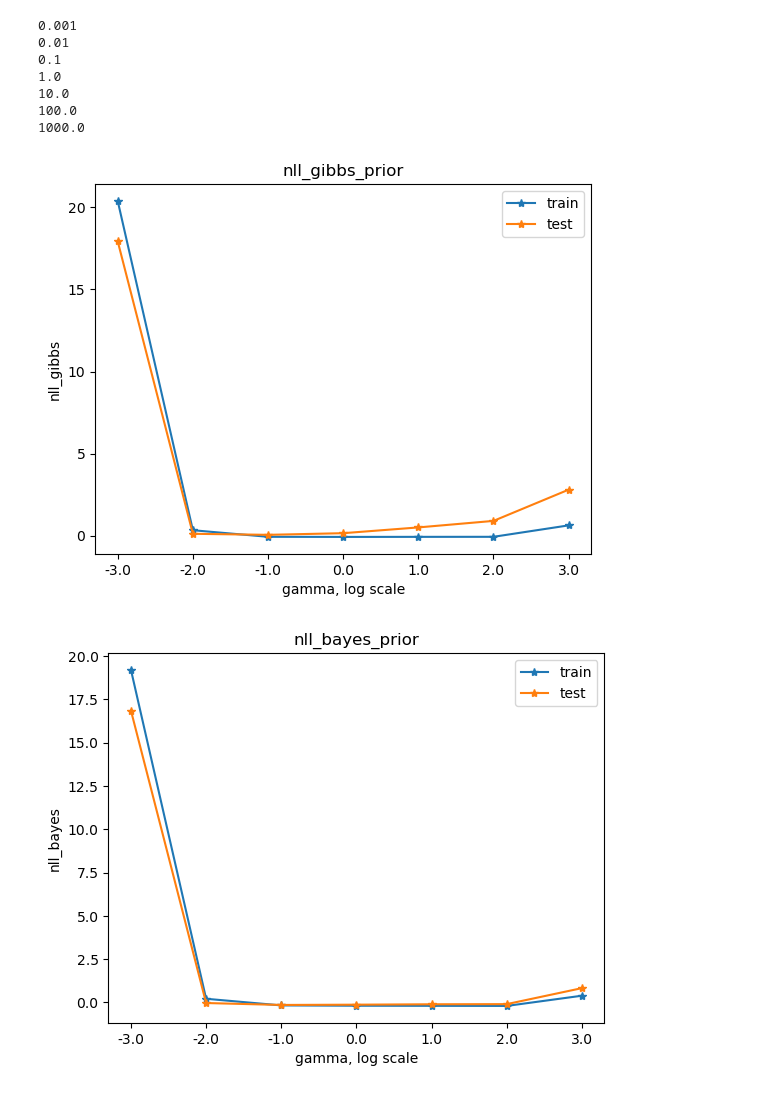
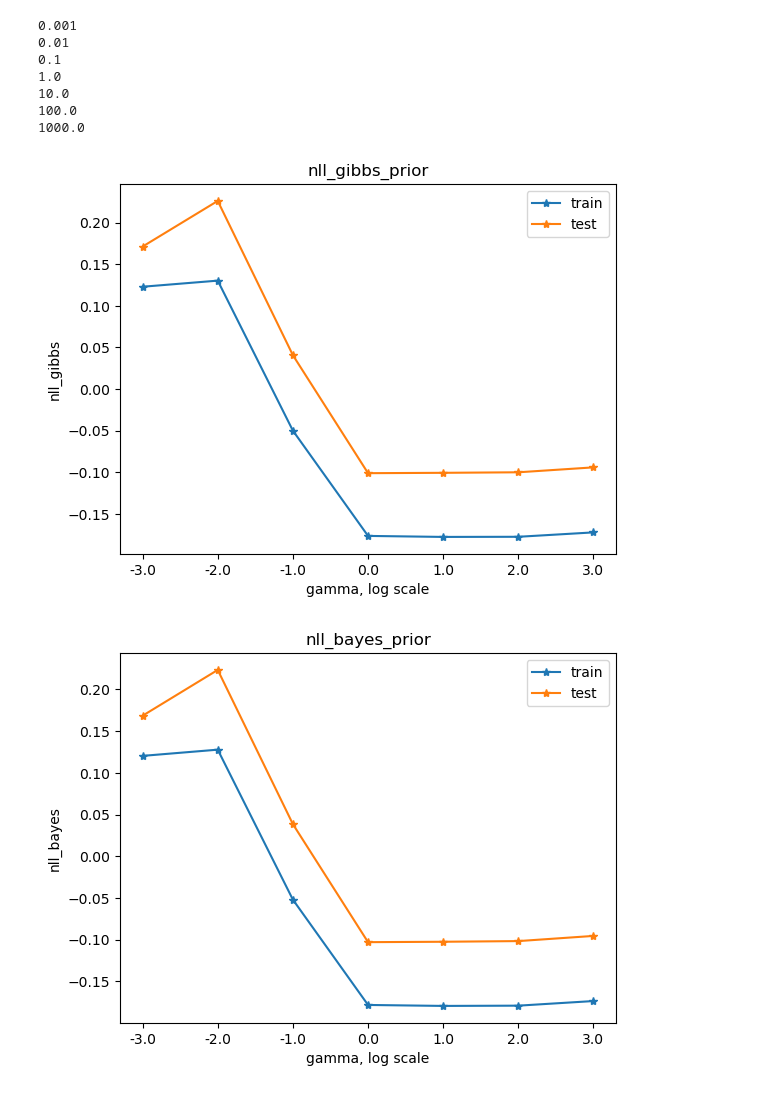
Before and after one commit to pyijiezhang/cold-posteriors-and-pacbayes, a Jupyter notebook: simulation_exact_lm_regression.ipynb, the cells around one changed output. Drawn from its saved outputs; the diff is of its cells as text; code cells hidden in the pictures.

Commit message:
update codes for exact_lm_regression

```diff
--- a/simulation_exact_lm_regression.ipynb
+++ b/simulation_exact_lm_regression.ipynb
@@ -13,7 +13,7 @@ np.random.seed(seed)
 
 # get data
 d_x = 10  # number of fourier features
-n_train = 50
+n_train = 5000
 n_test = 10000
 X_train, Y_train, X_train_orig = get_data(d_x=d_x, n_data=n_train)
 X_test, Y_test, X_test_orig = get_data(d_x=d_x, n_data=n_test)
@@ -25,7 +25,7 @@ tempering = "likelihood"
 lambs = [0.001, 0.01, 0.1, 1.0, 10.0, 100.0, 1000.0]
 # %%
 var_prior = 1.0
-var_likelihood = 0.01
+var_likelihood = 0.1
 result = get_metrics(
     var_prior,
     var_likelihood,
@@ -47,20 +47,20 @@ result = get_metrics(
 100.0
 1000.0
 # %%
-name_metrics = ["nll_gibbs", "nll_bayes"]  # ,"mse_gibbs","mse_bayes"]
-for name_metric in name_metrics:
+metric_names = ["nll_gibbs", "nll_bayes"]  # ,"mse_gibbs","mse_bayes"]
+for metric_name in metric_names:
     plt.figure()
-    save_name = f"{name_metric}_{tempering}"
+    save_name = f"{metric_name}_{tempering}"
     plt.title(save_name)
     plt.plot(
         np.arange(0, len(lambs), 1),
-        result[f"{name_metric}_train"],
+        result[f"{metric_name}_train"],
         marker="*",
         label="train",
     )
     plt.plot(
         np.arange(0, len(lambs), 1),
-        result[f"{name_metric}_test"],
+        result[f"{metric_name}_test"],
         marker="*",
         label="test",
     )
@@ -72,8 +72,8 @@ for name_metric in name_metrics:
         plt.xlabel("lambda, log scale")
     if tempering == "prior":
         plt.xlabel("gamma, log scale")
-    plt.ylabel(name_metric)
+    plt.ylabel(metric_name)
     plt.legend()
-    plt.savefig(f"./{save_name}.png", dpi=300)
+    plt.savefig(f"./results/exact_lm_regression/main/{tempering}/{save_name}.png", dpi=300)
     plt.show()
 # %% [output]
@@ -109,35 +109,35 @@ result = get_metrics(
 100.0
 1000.0
 # %%
-name_metrics = ["nll_gibbs", "nll_bayes"]  # ,"mse_gibbs","mse_bayes"]
-for name_metric in name_metrics:
+metric_names = ["nll_gibbs", "nll_bayes"]  # ,"mse_gibbs","mse_bayes"]
+for metric_name in metric_names:
     plt.figure()
-    save_name = f"{name_metric}_{tempering}"
+    save_name = f"{metric_name}_{tempering}"
     plt.title(save_name)
     plt.plot(
         np.arange(0, len(gammas), 1),
-        result[f"{name_metric}_train"],
+        result[f"{metric_name}_train"],
         marker="*",
         label="train",
     )
     plt.plot(
         np.arange(0, len(gammas), 1),
-        result[f"{name_metric}_test"],
+        result[f"{metric_name}_test"],
         marker="*",
         label="test",
     )
     # plt.plot(np.arange(0,len(lambs),1),nll_gibbs_test_1, marker="*", label=prior_scale_1)
 
     plt.xticks(np.arange(0, len(gammas), 1), np.log10(gammas))
     # plt.legend()
     if tempering == "likelihood":
         plt.xlabel("lambda, log scale")
     if tempering == "prior":
         plt.xlabel("gamma, log scale")
-    plt.ylabel(name_metric)
+    plt.ylabel(metric_name)
     plt.legend()
-    plt.savefig(f"./{save_name}.png", dpi=300)
+    plt.savefig(f"./results/exact_lm_regression/main/{tempering}/{save_name}.png", dpi=300)
     plt.show()
 # %% [output]
-[figure, old version]
+[figure, new version]
-[figure, old version]
+[figure, new version]
```
Also changed, not shown: parts of 2 cells of this notebook, 1 other file.
